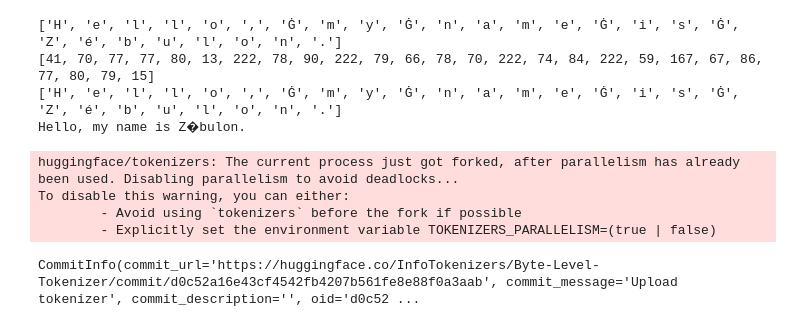
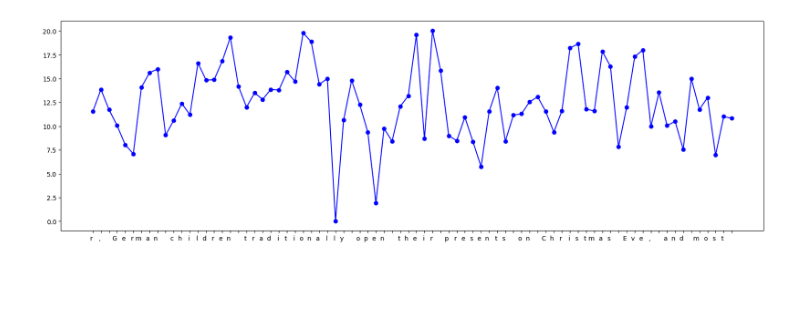
Before and after one commit to codebyzeb/infotokenization, a Jupyter notebook: notebooks/bytetokenizer.ipynb, the cells around one changed output. Cells and saved outputs as stored; diff of their text form; code cells hidden in the pictures; blank space fills up the shorter version.

Commit message:
Update commands

```diff
--- a/notebooks/bytetokenizer.ipynb
+++ b/notebooks/bytetokenizer.ipynb
@@ -66,24 +14,29 @@ def get_byte_tokenizer():
-# %%
-example = "Hello, my name is Zébulon."
-#example = "I can 嗎 feel ₉the magic, can you?"
-tokenizer = get_byte_tokenizer()
-t = tokenizer.encode(example)
-print(t.tokens)
-print(t.ids)
-print([ tokenizer.id_to_token(id) for id in t.ids ])
-print(tokenizer.decode(t.ids))
-# %% [output]
-['H', 'e', 'l', 'l', 'o', ',', 'Ġ', 'm', 'y', 'Ġ', 'n', 'a', 'm', 'e', 'Ġ', 'i', 's', 'Ġ', 'Z', 'é', 'b', 'u', 'l', 'o', 'n', '.']
-[41, 70, 77, 77, 80, 13, 222, 78, 90, 222, 79, 66, 78, 70, 222, 74, 84, 222, 59, 167, 67, 86, 77, 80, 79, 15]
-['H', 'e', 'l', 'l', 'o', ',', 'Ġ', 'm', 'y', 'Ġ', 'n', 'a', 'm', 'e', 'Ġ', 'i', 's', 'Ġ', 'Z', 'é', 'b', 'u', 'l', 'o', 'n', '.']
-Hello, my name is Z�bulon.
-# %%
-from transformers import PreTrainedTokenizerFast
-wrapped_tokenizer = PreTrainedTokenizerFast(tokenizer_object=tokenizer, pad_token='<|padding|>', unk_token=None, bos_token=None, eos_token='<|endoftext|>', add_prefix_space=True)
-wrapped_tokenizer.push_to_hub("InfoTokenizers/Byte-Level-Tokenizer")
-# %% [output]
-huggingface/tokenizers: The current process just got forked, after parallelism has already been used. Disabling parallelism to avoid deadlocks...
-To disable this warning, you can either:
-        - Avoid using `tokenizers` before the fork if possible
-        - Explicitly set the environment variable TOKENIZERS_PARALLELISM=(true | false)
-CommitInfo(commit_url='https://huggingface.co/InfoTokenizers/Byte-Level-Tokenizer/commit/d0c52a16e43cf4542fb4207b561fe8e88f0a3aab', commit_message='Upload tokenizer', commit_description='', oid='d0c52 ...
+# %%
+from commands.configs import BYTE_LLM_PREDICTION_DATA
+
+byte_data = load_dataset(f"{HF_USERNAME}/{FINEWEBEDU_REPO_ID}", BYTE_LLM_PREDICTION_DATA, split="fw57M")
+# %%
+from torch import Tensor
+
+example = byte_data[0]
+
+byte_level_tokenizer = AutoTokenizer.from_pretrained(f"{HF_USERNAME}/{TOK_REPO_ID}", subfolder=BYTELEVEL_TOK_FOLDER)
+
+# Plot example
+import matplotlib.pyplot as plt
+import seaborn as sns
+import numpy as np
+i = 200
+j = 280
+
+signal = Tensor(example['Surprisal'][i:j]).roll(1)
+
+plt.figure(figsize=(20, 6))
+# input_ids on x-axis, surprisal on y-axis
+decoded = [byte_level_tokenizer.decode(inp) for inp in example['input_ids']]
+plt.plot(list(range(j-i)), signal, marker='o', linestyle='-', color='b')
+# Set x tick labels to decoded
+plt.xticks(list(range(j-i)), decoded[i:j], ha='right')
+plt.show()
+# %% [output]
+[figure, added]
```
Also changed, not shown: parts of 21 cells of this notebook, 5 other files.
